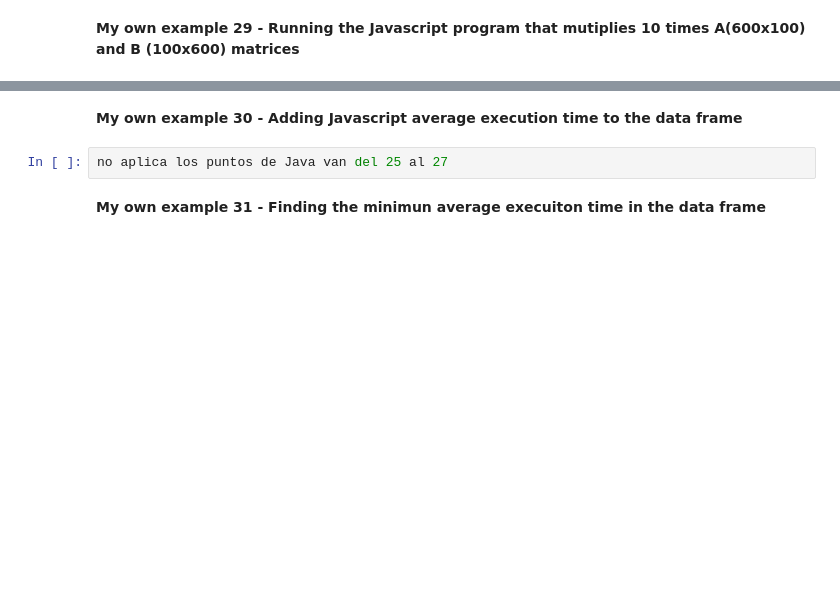
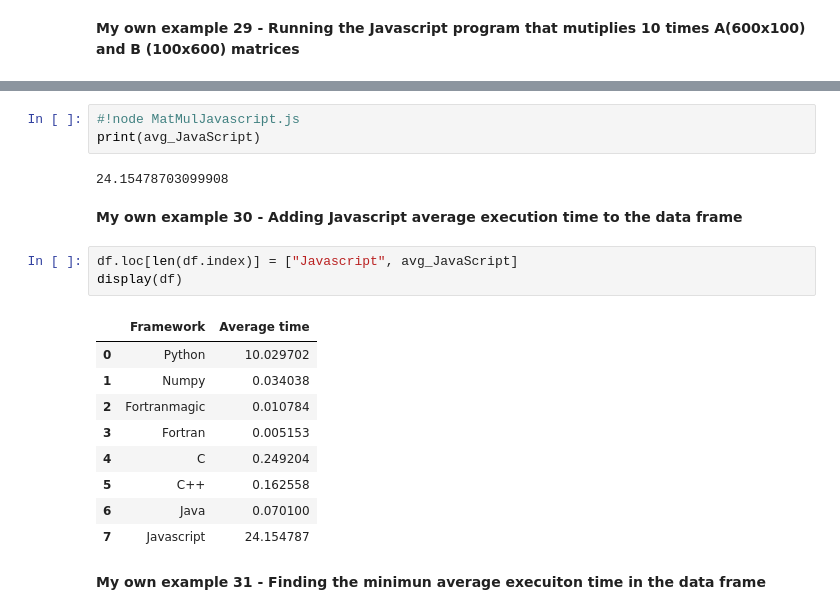
Before and after one commit to JuanDanielRamirezMojica/MetNumUN2024I, a Jupyter notebook: Lab2/juaramirezmo_Lab2.ipynb, the cells around one changed output, grey strips where cells are left out. Cells and saved outputs as stored; diff of their text form; blank space fills up the shorter version.

```diff
--- a/Lab2/juaramirezmo_Lab2.ipynb
+++ b/Lab2/juaramirezmo_Lab2.ipynb
@@ -713,7 +1028,23 @@ no aplica los puntos de Java van del 25 al 27
+# %%
+#!node MatMulJavascript.js
+print(avg_JavaScript)
+# %% [output]
+24.15478703099908
 # %% [markdown]
 **My own example 30 - Adding Javascript average execution time to the data frame**
-# %%
-no aplica los puntos de Java van del 25 al 27
+# %%
+df.loc[len(df.index)] = ["Javascript", avg_JavaScript]
+display(df)
+# %% [output]
+|  | Framework | Average time |
+| 0 | Python | 10.029702 |
+| 1 | Numpy | 0.034038 |
+| 2 | Fortranmagic | 0.010784 |
+| 3 | Fortran | 0.005153 |
+| 4 | C | 0.249204 |
+| 5 | C++ | 0.162558 |
+| 6 | Java | 0.070100 |
+| 7 | Javascript | 24.154787 |
 # %% [markdown]
 **My own example 31 - Finding the minimun average execuiton time in the data frame**
 # %%
```
Also changed, not shown: parts of 58 cells of this notebook.
